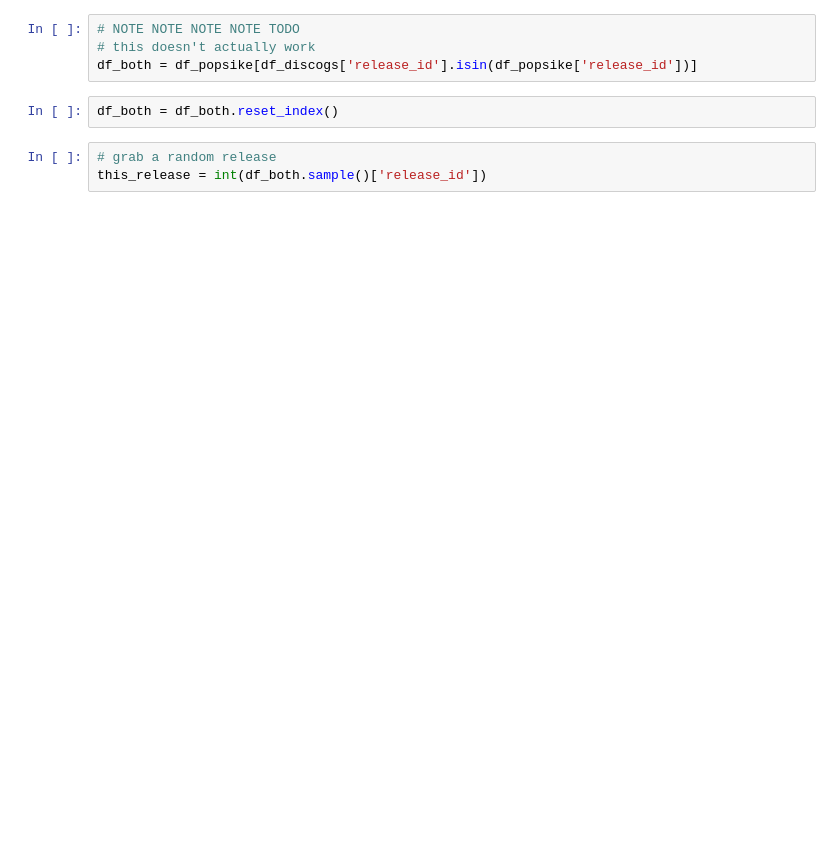
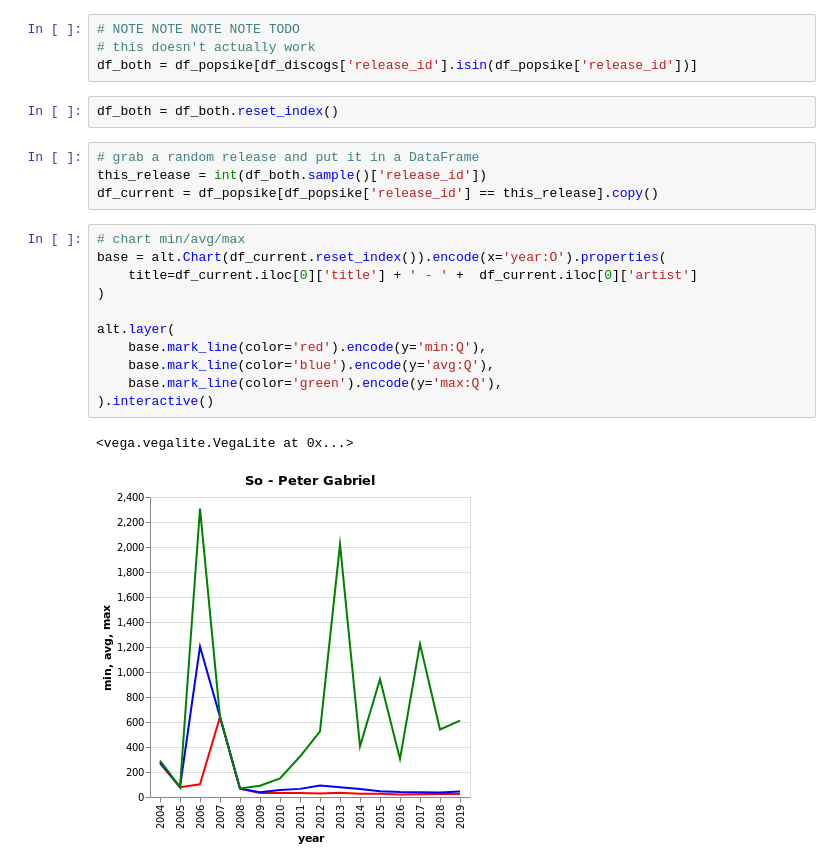
Before and after one commit to kfrncs/discus, a Jupyter notebook: EDA.ipynb, the cells around one changed output. Drawn from its saved outputs; the diff is of its cells as text; blank space fills up the shorter version.

Commit message:
fix bug in glue.py, add charting functionality for popsike prices

```diff
--- a/EDA.ipynb
+++ b/EDA.ipynb
@@ -24,8 +55,23 @@ df_both = df_popsike[df_discogs['release_id'].isin(df_popsike['release_id'])]
 # %%
 df_both = df_both.reset_index()
 # %%
-# grab a random release
+# grab a random release and put it in a DataFrame
 this_release = int(df_both.sample()['release_id'])
+df_current = df_popsike[df_popsike['release_id'] == this_release].copy()
+# %%
+# chart min/avg/max
+base = alt.Chart(df_current.reset_index()).encode(x='year:O').properties(
+    title=df_current.iloc[0]['title'] + ' - ' +  df_current.iloc[0]['artist']
+)
+
+alt.layer(
+    base.mark_line(color='red').encode(y='min:Q'),
+    base.mark_line(color='blue').encode(y='avg:Q'),
+    base.mark_line(color='green').encode(y='max:Q'),
+).interactive()
+# %% [output]
+<vega.vegalite.VegaLite at 0x...>
+[figure, added]
 # %%
 # see what we found on popsike
 df_popsike[df_popsike['release_id'] == this_release]
```
Also changed, not shown: parts of 7 cells of this notebook, 1 other file.
